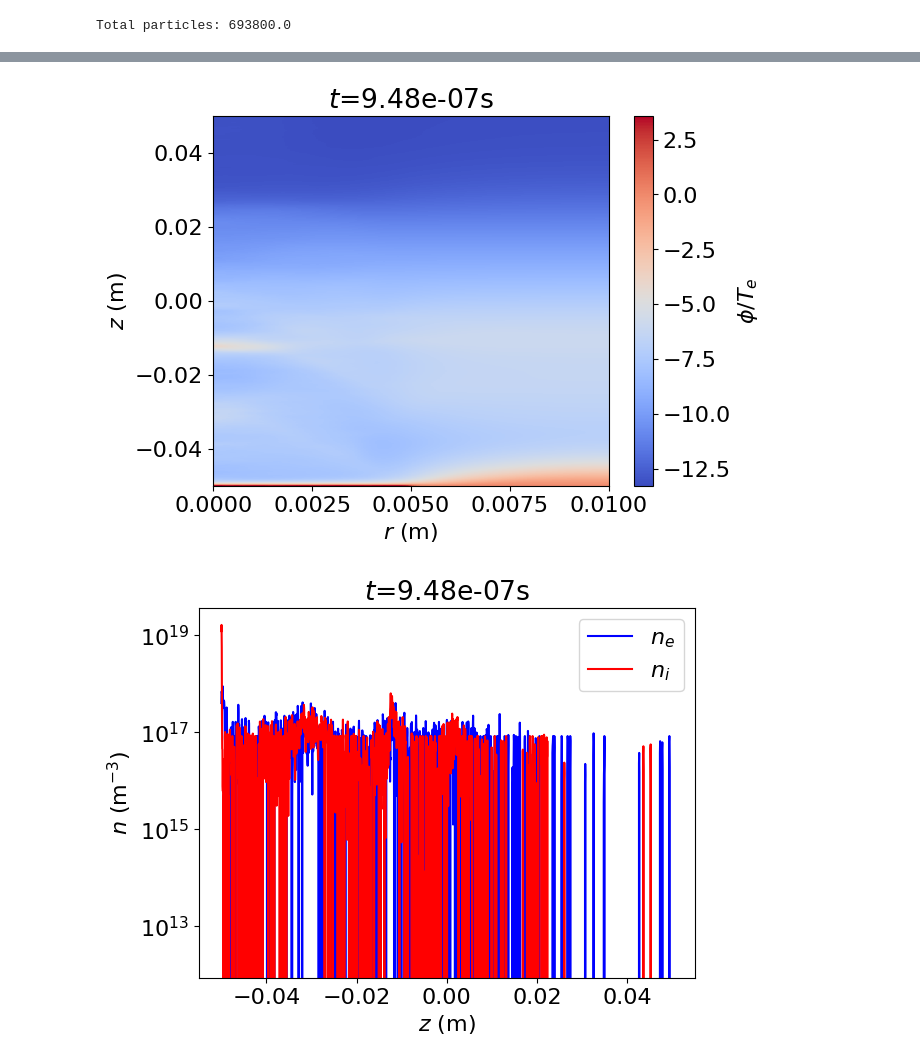
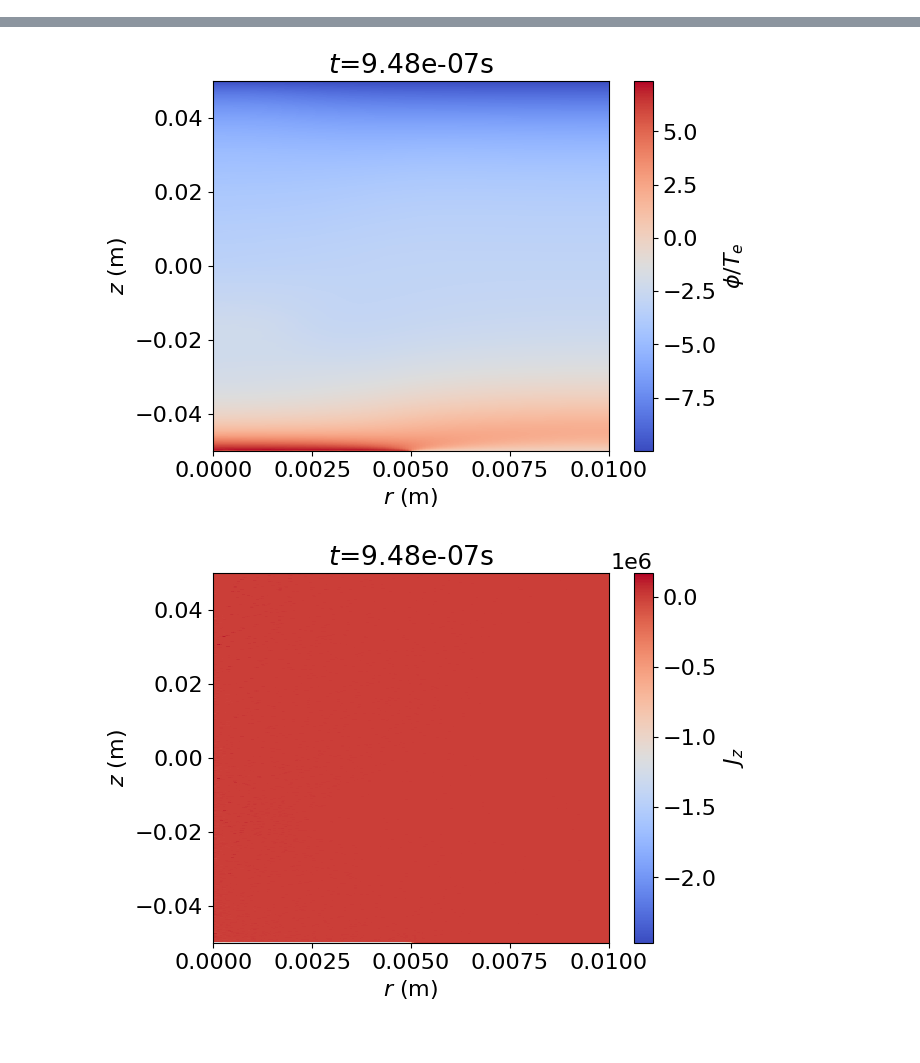
Before and after one commit to HuntFeng/magnetic-nozzle-warpx, a Jupyter notebook: analysis.ipynb, the cells around one changed output, grey strips where cells are left out. Cells and saved outputs as stored; diff of their text form; code cells hidden in the pictures.

```diff
--- a/analysis.ipynb
+++ b/analysis.ipynb
@@ -12,8 +3,14 @@ Using linear fitting.
+# %%
+# analysis = Analysis("diags202401250853") # neumann
+# analysis = Analysis("diags_phi=0T_e")
+# analysis = Analysis("diags_phi=-5T_e")
+analysis = Analysis("diags_phi=-10T_e")
 # %%
 frame = -1
-for plot_type in ["slice", "line"]:
+for plot_type in ["slice"]:
     analysis.plot_density(frame, plot_type=plot_type)
     analysis.plot_potential(frame, plot_type=plot_type)
-analysis.plot_part_per_cell(frame)
+    analysis.plot_current_density(frame, direction="z", plot_type=plot_type)
+# analysis.plot_part_per_cell(frame)
+# analysis.plot_time(total_step=100000)
 # %% [output]
-Total particles: 693800.0
@@ -21,2 +18,2 @@ Total particles: 693800.0
-[figure, old version]
+[figure, new version]
-[figure, old version]
+[figure, new version]
```
Also changed, not shown: parts of 3 cells of this notebook, 6 other files.
